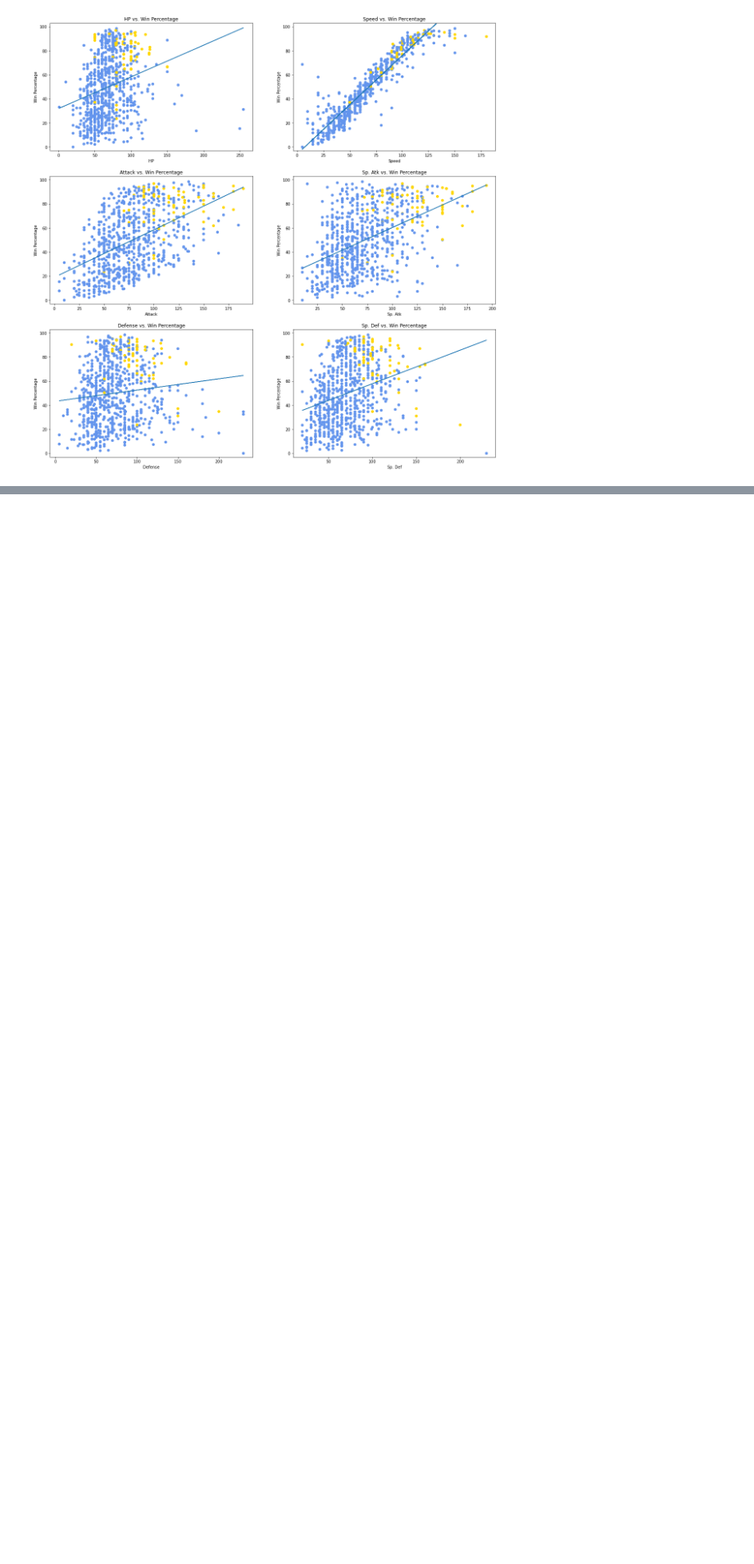
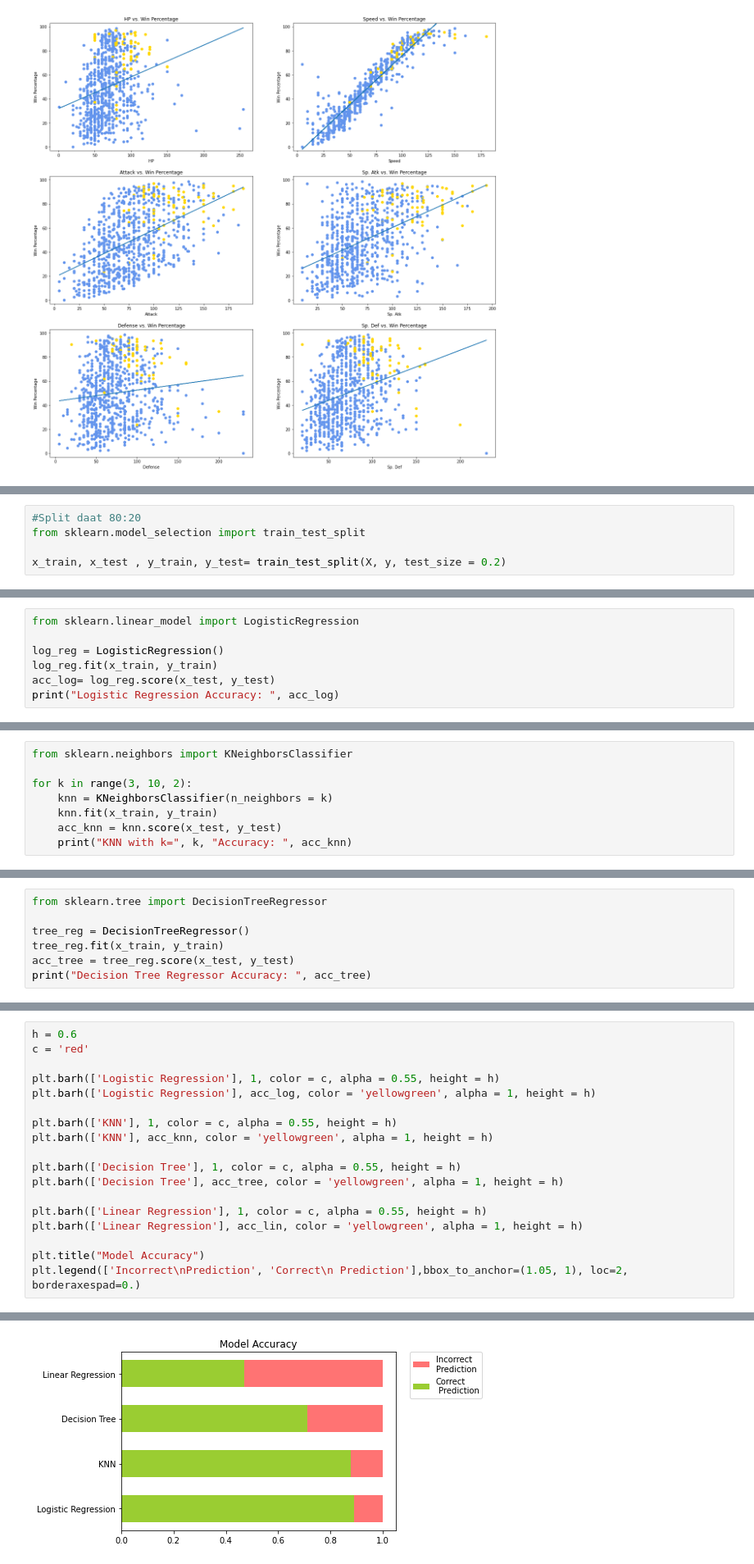
Before and after one commit to mgfalzon/Final-Tutorial, a Jupyter notebook: Final_Tutorial.ipynb, the cells around one changed output, grey strips where cells are left out. Shown at 82% size. Drawn from its saved outputs; the diff is of its cells as text; blank space fills up the shorter version.

```diff
--- a/Final_Tutorial.ipynb
+++ b/Final_Tutorial.ipynb
@@ -400,0 +585,5 @@ for stat, (x,y) in zip(base_stats, pts):
+# %%
+#Split daat 80:20
+from sklearn.model_selection import train_test_split
+
+x_train, x_test , y_train, y_test= train_test_split(X, y, test_size = 0.2)
@@ -400,0 +601,7 @@ for stat, (x,y) in zip(base_stats, pts):
+# %%
+from sklearn.linear_model import LogisticRegression
+
+log_reg = LogisticRegression()
+log_reg.fit(x_train, y_train)
+acc_log= log_reg.score(x_test, y_test)
+print("Logistic Regression Accuracy: ", acc_log)
@@ -400,0 +612,8 @@ for stat, (x,y) in zip(base_stats, pts):
+# %%
+from sklearn.neighbors import KNeighborsClassifier
+
+for k in range(3, 10, 2):
+    knn = KNeighborsClassifier(n_neighbors = k)
+    knn.fit(x_train, y_train)
+    acc_knn = knn.score(x_test, y_test)
+    print("KNN with k=", k, "Accuracy: ", acc_knn)
@@ -400,0 +627,7 @@ for stat, (x,y) in zip(base_stats, pts):
+# %%
+from sklearn.tree import DecisionTreeRegressor
+
+tree_reg = DecisionTreeRegressor()
+tree_reg.fit(x_train, y_train)
+acc_tree = tree_reg.score(x_test, y_test)
+print("Decision Tree Regressor Accuracy: ", acc_tree)
@@ -400,0 +638,19 @@ for stat, (x,y) in zip(base_stats, pts):
+# %%
+h = 0.6
+c = 'red'
+
+plt.barh(['Logistic Regression'], 1, color = c, alpha = 0.55, height = h)
+plt.barh(['Logistic Regression'], acc_log, color = 'yellowgreen', alpha = 1, height = h)
+
+plt.barh(['KNN'], 1, color = c, alpha = 0.55, height = h)
+plt.barh(['KNN'], acc_knn, color = 'yellowgreen', alpha = 1, height = h)
+
+plt.barh(['Decision Tree'], 1, color = c, alpha = 0.55, height = h)
+plt.barh(['Decision Tree'], acc_tree, color = 'yellowgreen', alpha = 1, height = h)
+
+plt.barh(['Linear Regression'], 1, color = c, alpha = 0.55, height = h)
+plt.barh(['Linear Regression'], acc_lin, color = 'yellowgreen', alpha = 1, height = h)
+
+plt.title("Model Accuracy")
+plt.legend(['Incorrect\nPrediction', 'Correct\n Prediction'],bbox_to_anchor=(1.05, 1), loc=2, borderaxespad=0.)
+# %% [output]
@@ -400,0 +658 @@ for stat, (x,y) in zip(base_stats, pts):
+[figure, added]
```
Also changed, not shown: parts of 28 cells of this notebook.
